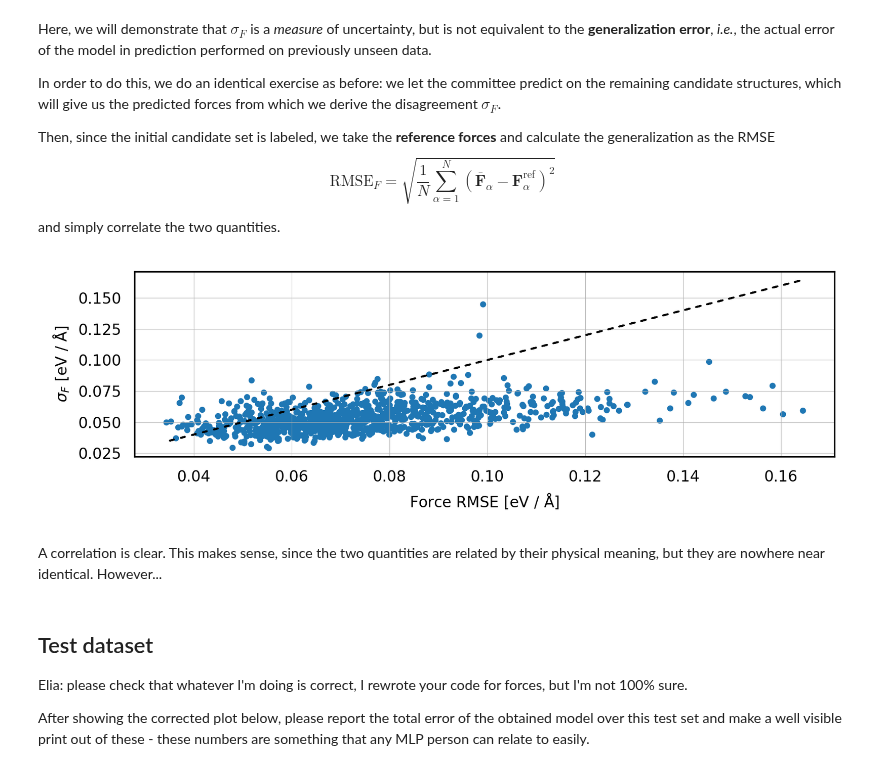
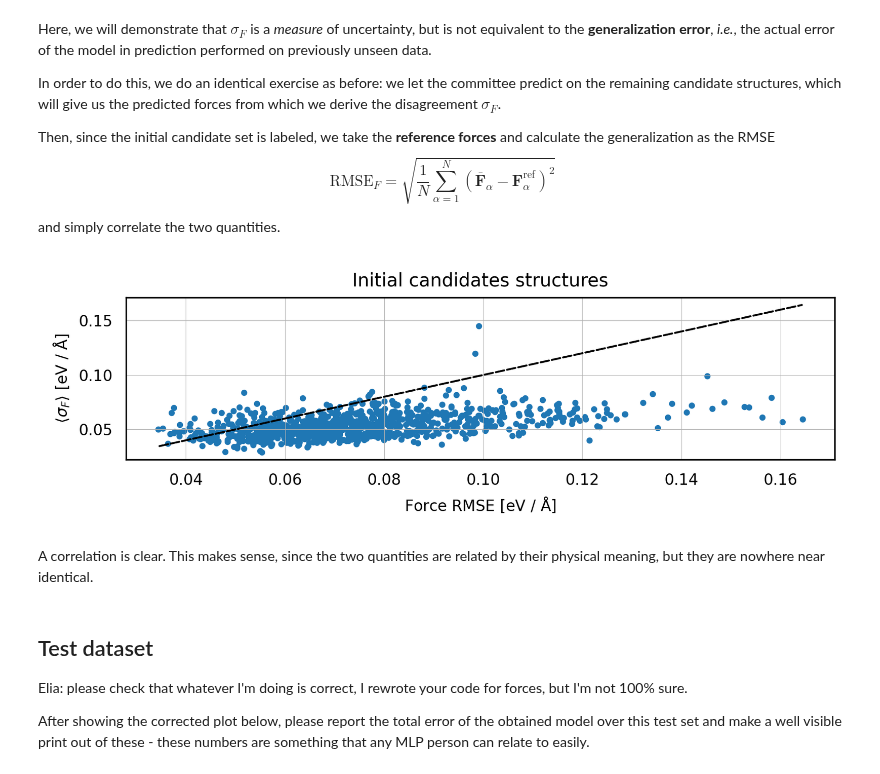
Before and after one commit to sabia-group/AL-tutorial, a Jupyter notebook: notebooks/1-zundel.ipynb, the cells around one changed output. Drawn from its saved outputs; the diff is of its cells as text; code cells hidden in the pictures.

```diff
--- a/notebooks/1-zundel.ipynb
+++ b/notebooks/1-zundel.ipynb
@@ -420,8 +445,31 @@ $$
 
 and simply correlate the two quantities.
 # %%
-# Predict with all MACE committee members
+# evaluate the MACE models
 for n in tqdm(range(n_committee)):
-    eval_mace(f'{qbc_folder}/models/mace.com={n:d}_compiled.model',
-              'init-train/structures/remaining.extxyz',
-              f'{qbc_folder}/eval/train_{n:02d}.extxyz')
+    eval_mace(f'{qbc_folder}/models/mace.com={n:d}_compiled.model', # models
+              'init-train/structures/remaining.extxyz',             # files to read
+              f'{qbc_folder}/eval/train_{n:02d}.extxyz')            # where to save the results
+
+# read the results and compute the disagreement
+forces = np.array([extxyz2array(f'{qbc_folder}/eval/train_{n:02d}.extxyz', keyword='MACE_forces')
+                           for n in tqdm(range(n_committee))])
+avg_forces = forces.mean(axis=0)   # (1000, 7, 3)
+dforces = forces - forces.mean(axis=0)[None, ...]
+disagreement_atomic = np.sqrt( ( (dforces**2).sum(axis=3) ).mean(axis=0) )
+disagreement_after_qbc = disagreement_atomic.mean(axis=1)
+
+# read the reference forces and compute RMSE
+ref_forces = np.array(extxyz2array('init-train/structures/remaining.extxyz', keyword='REF_forces'))
+rmse = np.sqrt( ( ( (avg_forces - ref_forces)**2 ).sum(axis=2) ).mean(axis=1) )
+
+# plot the correlatioin between RMSE and disagreement
+plt.plot(rmse, rmse, color='k', dashes=(2, 4), dash_capstyle='round') # just a trick to plot the diagonal line
+plt.scatter(rmse, disagreement_after_qbc, s=5)
+plt.title("Initial candidates structures")
+plt.xlabel(r'Force RMSE [eV / $\mathrm{\AA}$]')
+plt.ylabel(r'$\langle \sigma_F \rangle$ [eV / $\mathrm{\AA}$]')
+plt.tight_layout()
+plt.show()
+# %% [output]
+[figure, added]
@@ -435,16 +476,5 @@ disagreement_after_qbc = disagreement_atomic.mean(axis=1)
-# %%
-ref_forces = np.array(extxyz2array('init-train/structures/remaining.extxyz', keyword='REF_forces'))
-rmse = np.sqrt( ( ( (avg_forces - ref_forces)**2 ).sum(axis=2) ).mean(axis=1) )
-
-plt.plot(rmse, rmse, color='k', dashes=(2, 4), dash_capstyle='round')
-plt.scatter(rmse, disagreement_after_qbc, s=5)
-plt.xlabel(r'Force RMSE [eV / $\mathrm{\AA}$]')
-plt.ylabel(r'$\sigma_F$ [eV / $\mathrm{\AA}$]')
-plt.tight_layout();
-# %% [output]
-[figure, removed]
 # %% [markdown]
-A correlation is clear. This makes sense, since the two quantities are related by their physical meaning, but they are nowhere near identical. However...
+A correlation is clear. This makes sense, since the two quantities are related by their physical meaning, but they are nowhere near identical.
 # %% [markdown]
 ## Test dataset
 
```
Also changed, not shown: parts of 12 cells of this notebook.
